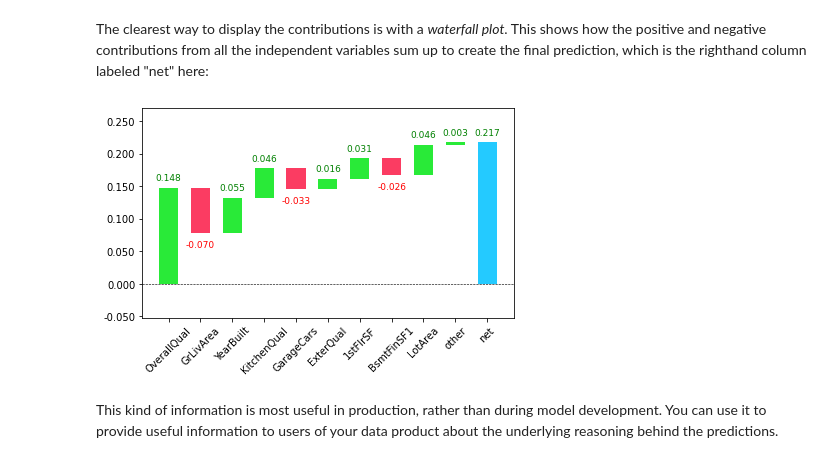
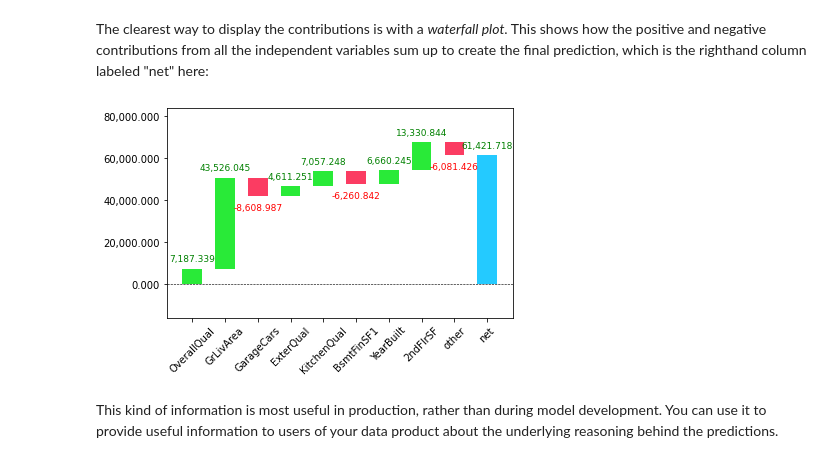
Before and after one commit to afortuny/DeepLearningFastAI, a Jupyter notebook: 10_tabular.ipynb, the cells around one changed output. Cells and saved outputs as stored; diff of their text form; code cells hidden in the pictures.

```diff
--- a/10_tabular.ipynb
+++ b/10_tabular.ipynb
@@ -378,7 +428,7 @@ We can create a random forest just like we created a decision tree, except now,
 
 In the following function definition `n_estimators` defines the number of trees we want, `max_samples` defines how many rows to sample for training each tree, and `max_features` defines how many columns to sample at each split point (where `0.5` means "take half the total number of columns"). We can also specify when to stop splitting the tree nodes, effectively limiting the depth of the tree, by including the same `min_samples_leaf` parameter we used in the last section. Finally, we pass `n_jobs=-1` to tell sklearn to use all our CPUs to build the trees in parallel. By creating a little function for this, we can more quickly try different variations in the rest of this chapter:
 # %%
-def rf(xs, y, n_estimators=150, max_samples=550,
+def rf(xs, y, n_estimators=200, max_samples=500,
        max_features=0.5, min_samples_leaf=5, **kwargs):
     return RandomForestRegressor(n_jobs=-1, n_estimators=n_estimators,
         max_samples=max_samples, max_features=max_features,
@@ -729,10 +777,10 @@ valid_xs_final
 # %% [markdown]
 The clearest way to display the contributions is with a *waterfall plot*. This shows how the positive and negative contributions from all the independent variables sum up to create the final prediction, which is the righthand column labeled "net" here:
 # %%
-waterfall(valid_xs_final.columns, contributions[0], threshold=0.08,
+waterfall(valid_xs_final.columns, contributions[1], threshold=0.08,
           rotation_value=45,formatting='{:,.3f}');
 # %% [output]
-[figure, old version]
+[figure, new version]
 # %% [markdown]
 This kind of information is most useful in production, rather than during model development. You can use it to provide useful information to users of your data product about the underlying reasoning behind the predictions.
 # %% [markdown]
```
Also changed, not shown: parts of 74 cells of this notebook.
